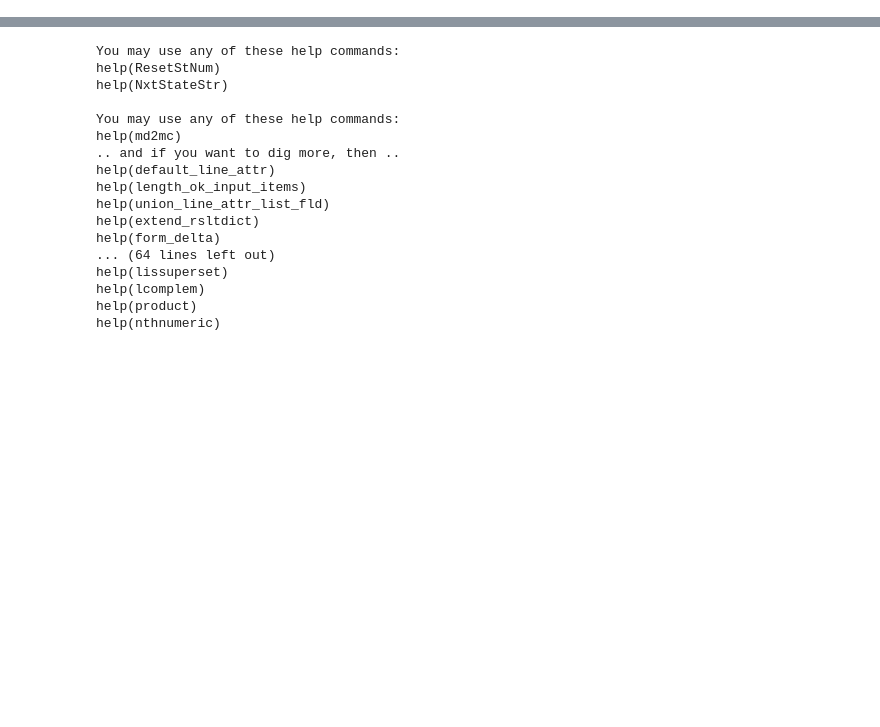
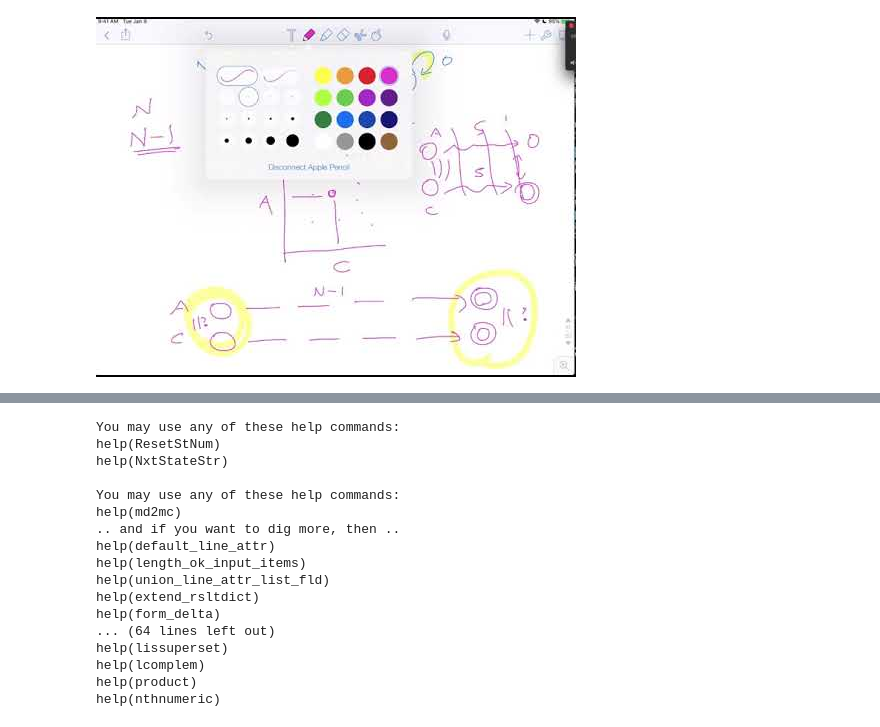
Before and after one commit to ganeshutah/Jove, a Jupyter notebook: For_CS3100_Fall2020/08_Min_DFA/Min_DFA_Code_and_Example.ipynb, the cells around one changed output, grey strips where cells are left out. Drawn from its saved outputs; the diff is of its cells as text; code cells hidden in the pictures; blank space fills up the shorter version.

```diff
--- a/For_CS3100_Fall2020/08_Min_DFA/Min_DFA_Code_and_Example.ipynb
+++ b/For_CS3100_Fall2020/08_Min_DFA/Min_DFA_Code_and_Example.ipynb
@@ -0,0 +11,7 @@
+# %%
+from IPython.display import YouTubeVideo
+
+# Skip to the 1-min mark
+YouTubeVideo('JC8wgfwh8n0')
+# %% [output]
+[figure, added]
```
Also changed, not shown: parts of 10 cells of this notebook.
